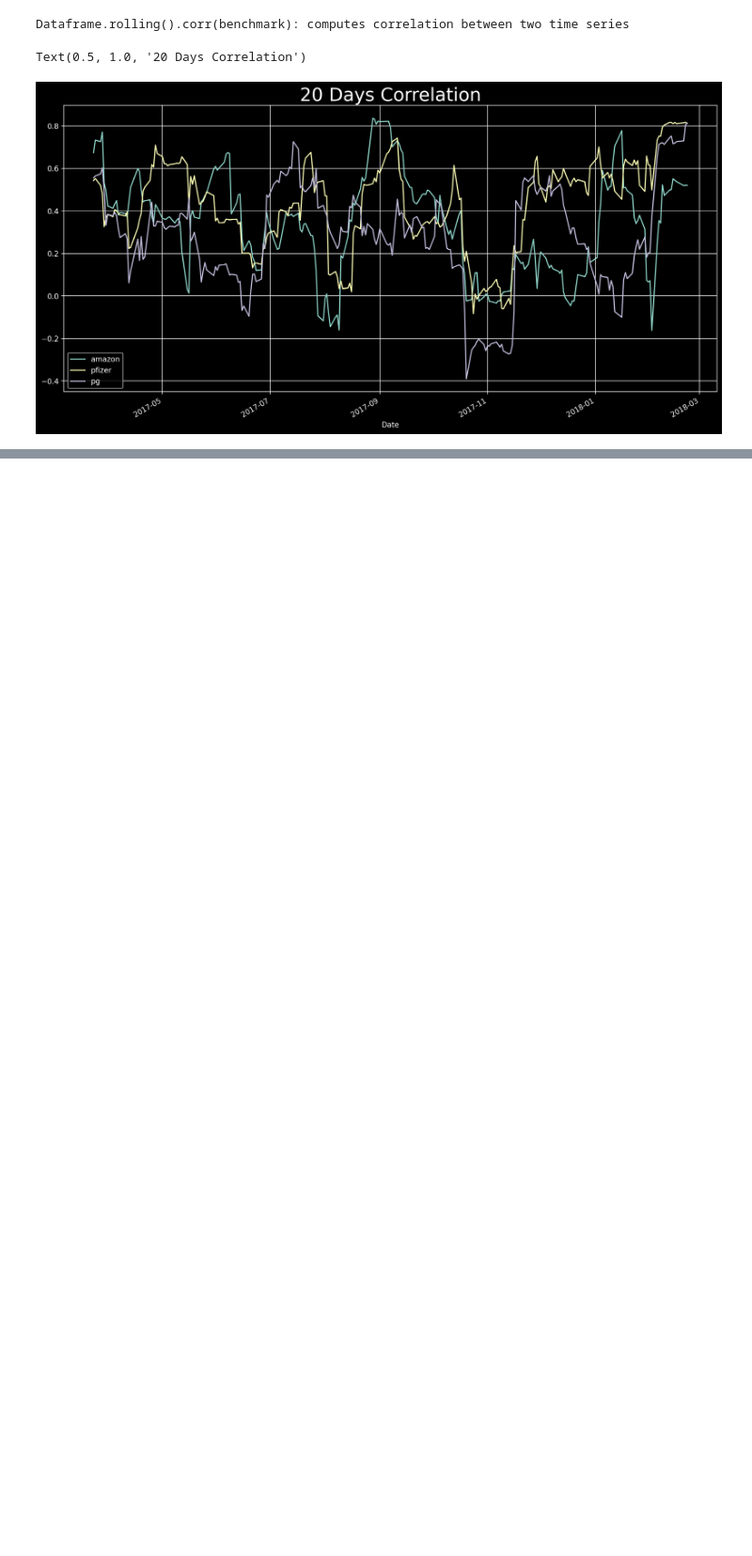
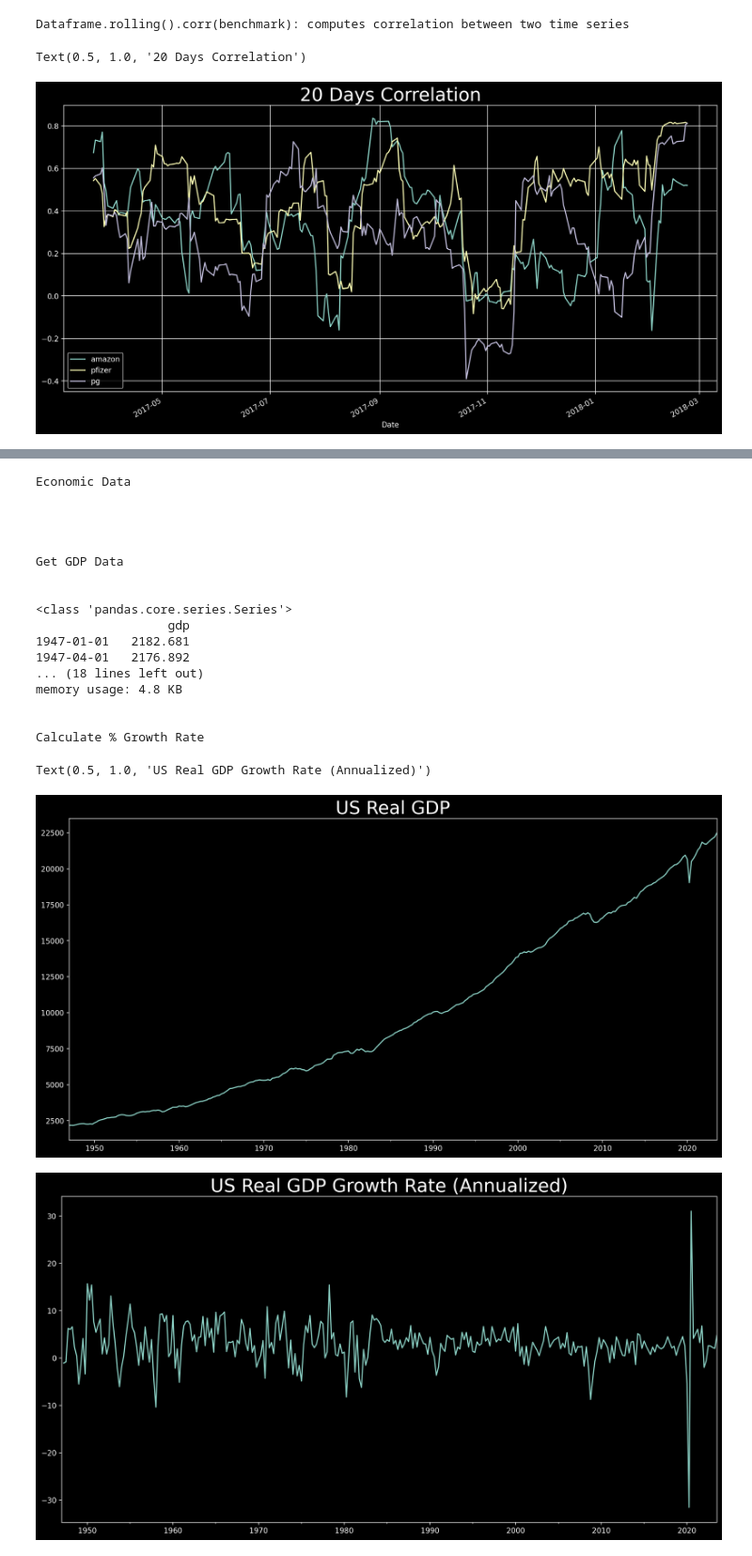
Before and after one commit to rboletcafaro/Time-Series-Forecasting-in-Python, a Jupyter notebook: Time-Series-Forecasting-In-Python.ipynb, the cells around one changed output, grey strips where cells are left out. Shown at 94% size. Saved outputs shown, nothing was run; the diff lists cells and outputs as text; code cells hidden in the pictures; blank space fills up the shorter version.

```diff
--- a/Time-Series-Forecasting-In-Python.ipynb
+++ b/Time-Series-Forecasting-In-Python.ipynb
@@ -264,0 +320,65 @@ Text(0.5, 1.0, '20 Days Correlation')
+# %%
+## ECONOMIC DATA ##
+print("""
+
+Economic Data
+
+""")
+
+import fredapi as fa
+import pandas as pd
+# from local settings import fred as settings
+fred = fa.Fred(api_key='5dff353aa795091939d35284bca2ec53')
+
+print("""
+
+Get GDP Data
+
+""")
+
+gdp = fred.get_series('GDPC1')
+gdp.name = 'gdp'
+gdp.tail()
+print(type(gdp))
+gdp_df = pd.DataFrame(data = gdp)
+print(gdp_df)
+gdp_df.info()
+gdp_df.head()
+
+print("""
+
+Calculate % Growth Rate
+
+""")
+gdp_df['growth_rate'] = gdp_df['gdp'].pct_change(periods=1)*400
+
+fig = plt.figure(figsize=(16,8))
+ax = fig.add_subplot(1, 1, 1)
+gdp_df['gdp'].plot(ax=ax)
+ax.set_title("US Real GDP", fontsize = 25)
+
+fig = plt.figure(figsize=(16,8))
+ax = fig.add_subplot(1, 1, 1)
+gdp_df['growth_rate'].plot(ax=ax)
+ax.set_title("US Real GDP Growth Rate (Annualized)", fontsize=25)
+# %% [output]
+Economic Data
+
+
+
+
+Get GDP Data
+
+
+<class 'pandas.core.series.Series'>
+                  gdp
+1947-01-01   2182.681
+1947-04-01   2176.892
+... (18 lines left out)
+memory usage: 4.8 KB
+
+
+Calculate % Growth Rate
+Text(0.5, 1.0, 'US Real GDP Growth Rate (Annualized)')
+[figure, added]
+[figure, added]
```
Also changed, not shown: parts of 3 cells of this notebook.
